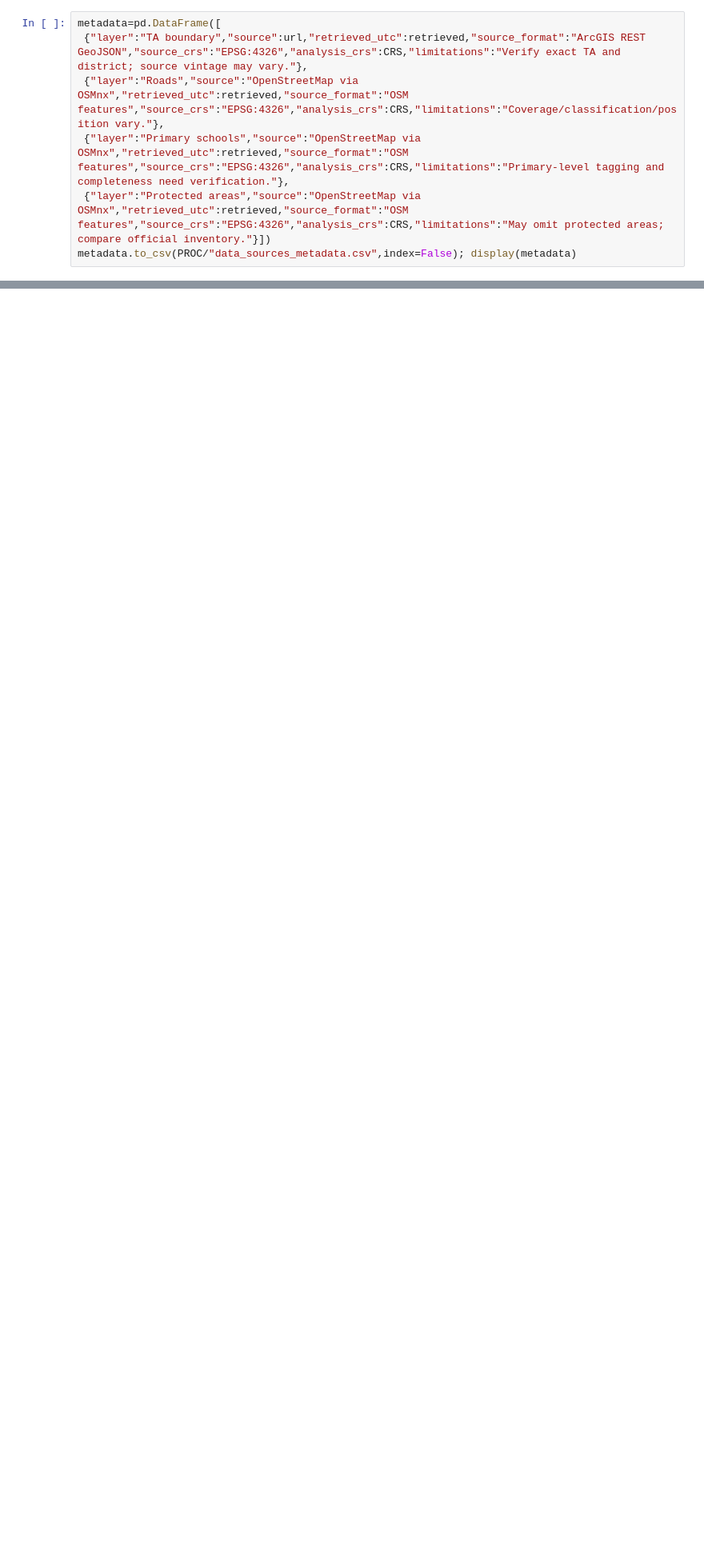
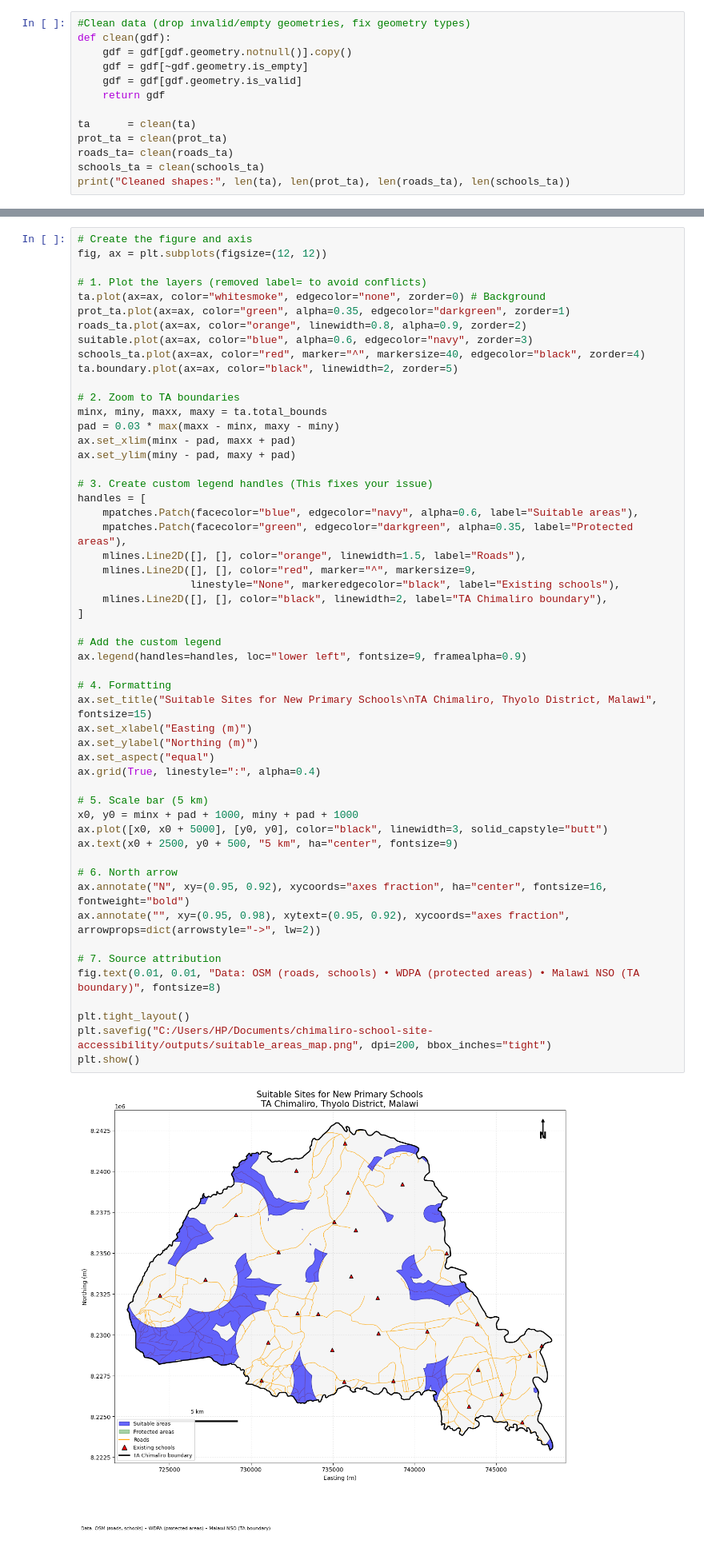
Before and after one commit to blesskainja/chimaliro-school-site-accessibility, a Jupyter notebook: notebooks/school_site_analysis.ipynb, the cells around one changed output, grey strips where cells are left out. Shown at 80% size. Cells and saved outputs as stored; diff of their text form; blank space fills up the shorter version.

```diff
--- a/notebooks/school_site_analysis.ipynb
+++ b/notebooks/school_site_analysis.ipynb
@@ -159,9 +139,15 @@ print("Roads:",len(roads),"Primary-school candidates:",len(primary_schools),"Pro
 # %% [markdown]
 ## 3. Record data metadata
 # %%
-metadata=pd.DataFrame([
- {"layer":"TA boundary","source":url,"retrieved_utc":retrieved,"source_format":"ArcGIS REST GeoJSON","source_crs":"EPSG:4326","analysis_crs":CRS,"limitations":"Verify exact TA and district; source vintage may vary."},
- {"layer":"Roads","source":"OpenStreetMap via OSMnx","retrieved_utc":retrieved,"source_format":"OSM features","source_crs":"EPSG:4326","analysis_crs":CRS,"limitations":"Coverage/classification/position vary."},
- {"layer":"Primary schools","source":"OpenStreetMap via OSMnx","retrieved_utc":retrieved,"source_format":"OSM features","source_crs":"EPSG:4326","analysis_crs":CRS,"limitations":"Primary-level tagging and completeness need verification."},
- {"layer":"Protected areas","source":"OpenStreetMap via OSMnx","retrieved_utc":retrieved,"source_format":"OSM features","source_crs":"EPSG:4326","analysis_crs":CRS,"limitations":"May omit protected areas; compare official inventory."}])
-metadata.to_csv(PROC/"data_sources_metadata.csv",index=False); display(metadata)
+#Clean data (drop invalid/empty geometries, fix geometry types)
+def clean(gdf):
+    gdf = gdf[gdf.geometry.notnull()].copy()
+    gdf = gdf[~gdf.geometry.is_empty]
+    gdf = gdf[gdf.geometry.is_valid]
+    return gdf
+
+ta      = clean(ta)
+prot_ta = clean(prot_ta)
+roads_ta= clean(roads_ta)
+schools_ta = clean(schools_ta)
+print("Cleaned shapes:", len(ta), len(prot_ta), len(roads_ta), len(schools_ta))
@@ -196,3 +199,58 @@ fig.tight_layout(rect=[0,.035,1,1]); fig.savefig(OUT/"suitable_areas_map.png",dp
+# %%
+# Create the figure and axis
+fig, ax = plt.subplots(figsize=(12, 12))
+
+# 1. Plot the layers (removed label= to avoid conflicts)
+ta.plot(ax=ax, color="whitesmoke", edgecolor="none", zorder=0) # Background
+prot_ta.plot(ax=ax, color="green", alpha=0.35, edgecolor="darkgreen", zorder=1)
+roads_ta.plot(ax=ax, color="orange", linewidth=0.8, alpha=0.9, zorder=2)
+suitable.plot(ax=ax, color="blue", alpha=0.6, edgecolor="navy", zorder=3)
+schools_ta.plot(ax=ax, color="red", marker="^", markersize=40, edgecolor="black", zorder=4)
+ta.boundary.plot(ax=ax, color="black", linewidth=2, zorder=5)
+
+# 2. Zoom to TA boundaries
+minx, miny, maxx, maxy = ta.total_bounds
+pad = 0.03 * max(maxx - minx, maxy - miny)
+ax.set_xlim(minx - pad, maxx + pad)
+ax.set_ylim(miny - pad, maxy + pad)
+
+# 3. Create custom legend handles (This fixes your issue)
+handles = [
+    mpatches.Patch(facecolor="blue", edgecolor="navy", alpha=0.6, label="Suitable areas"),
+    mpatches.Patch(facecolor="green", edgecolor="darkgreen", alpha=0.35, label="Protected areas"),
+    mlines.Line2D([], [], color="orange", linewidth=1.5, label="Roads"),
+    mlines.Line2D([], [], color="red", marker="^", markersize=9,
+                  linestyle="None", markeredgecolor="black", label="Existing schools"),
+    mlines.Line2D([], [], color="black", linewidth=2, label="TA Chimaliro boundary"),
+]
+
+# Add the custom legend
+ax.legend(handles=handles, loc="lower left", fontsize=9, framealpha=0.9)
+
+# 4. Formatting
+ax.set_title("Suitable Sites for New Primary Schools\nTA Chimaliro, Thyolo District, Malawi", fontsize=15)
+ax.set_xlabel("Easting (m)")
+ax.set_ylabel("Northing (m)")
+ax.set_aspect("equal")
+ax.grid(True, linestyle=":", alpha=0.4)
+
+# 5. Scale bar (5 km)
+x0, y0 = minx + pad + 1000, miny + pad + 1000
+ax.plot([x0, x0 + 5000], [y0, y0], color="black", linewidth=3, solid_capstyle="butt")
+ax.text(x0 + 2500, y0 + 500, "5 km", ha="center", fontsize=9)
+
+# 6. North arrow
+ax.annotate("N", xy=(0.95, 0.92), xycoords="axes fraction", ha="center", fontsize=16, fontweight="bold")
+ax.annotate("", xy=(0.95, 0.98), xytext=(0.95, 0.92), xycoords="axes fraction", arrowprops=dict(arrowstyle="->", lw=2))
+
+# 7. Source attribution
+fig.text(0.01, 0.01, "Data: OSM (roads, schools) • WDPA (protected areas) • Malawi NSO (TA boundary)", fontsize=8)
+
+plt.tight_layout()
+plt.savefig("C:/Users/HP/Documents/chimaliro-school-site-accessibility/outputs/suitable_areas_map.png", dpi=200, bbox_inches="tight")
+plt.show()
+# %% [output]
+[figure, added]
 # %% [markdown]
 ## 6. Interactive map with layer controls and popups
 # %%
```
Also changed, not shown: parts of 13 cells of this notebook.
